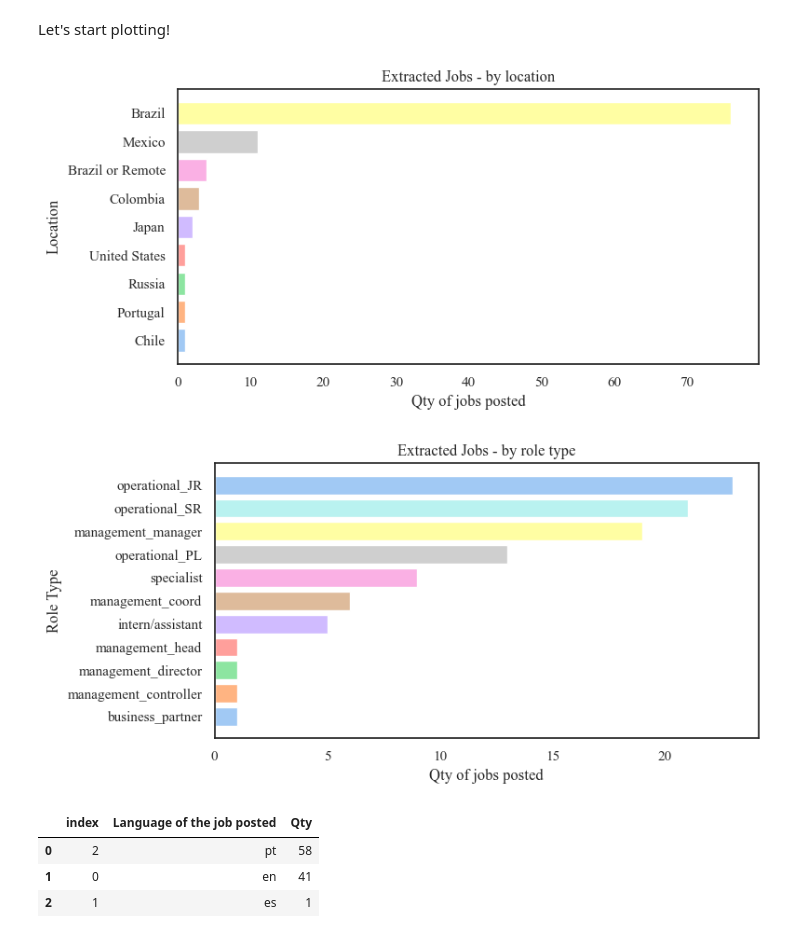
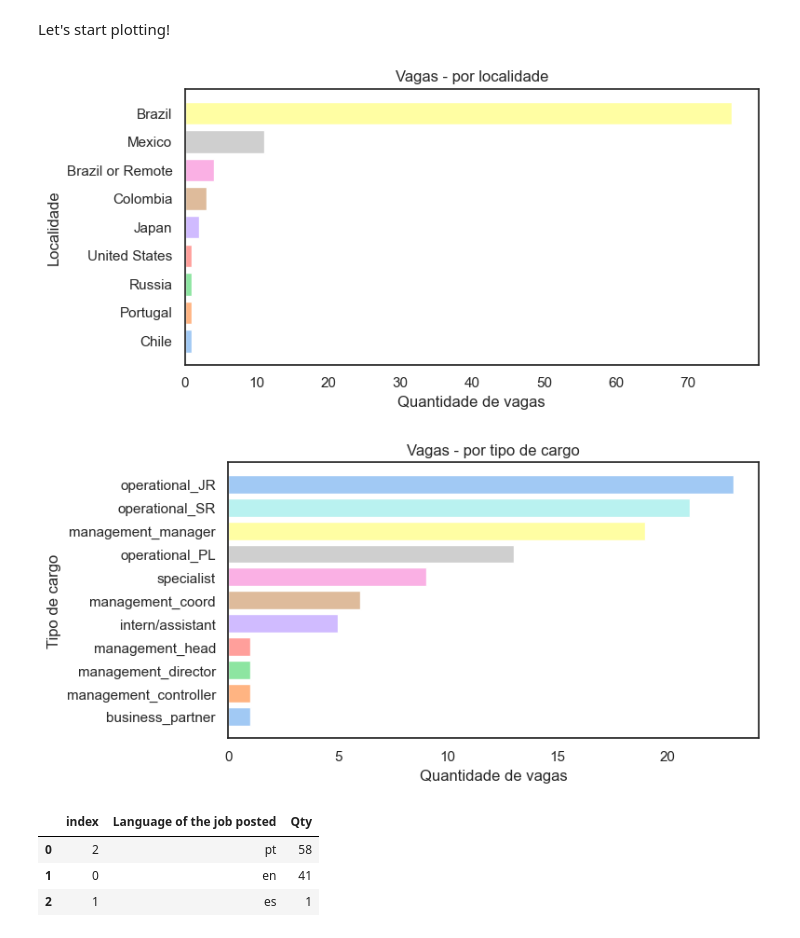
Before and after one commit to ivanrmello/berle-means, a Jupyter notebook: research-in-acc-sciences/accountant-profile-in-startups/02_charts_and_eda.ipynb, the cells around one changed output. Drawn from its saved outputs; the diff is of its cells as text; code cells hidden in the pictures.

```diff
--- a/research-in-acc-sciences/accountant-profile-in-startups/02_charts_and_eda.ipynb
+++ b/research-in-acc-sciences/accountant-profile-in-startups/02_charts_and_eda.ipynb
@@ -11,6 +11,7 @@ sns.set(
 )
 # %%
 dframe = pd.read_csv('dframe_jobs_processed.csv', sep='|', encoding='UTF-16')
+dframe['responsabilities_and_other_details'] = (dframe['job_main_responsabilities_pt_processed'] + dframe['job_other_details_pt_processed']).str.strip()
 # %%
 dframe.head()
 # %% [output]
@@ -30,12 +31,12 @@ dframe_location_and_language = dframe_location_and_language.sort_values('Qty',as
 plt.figure(figsize=(8,4), tight_layout=True)
 colors = sns.color_palette('pastel')
 plt.barh(dframe_location_and_language['Location'], dframe_location_and_language['Qty'], color=colors)
-plt.xlabel('Qty of jobs posted')
-plt.ylabel('Location')
-plt.title('Extracted Jobs - by location')
+plt.xlabel('Quantidade de vagas')
+plt.ylabel('Localidade')
+plt.title('Vagas - por localidade')
 plt.show()
 # %% [output]
-[figure, old version]
+[figure, new version]
 # %%
 dframe_job_title_type = dframe.groupby(['job_title_type'],as_index=False)['job_extraction_timestamp'].count()
 dframe_job_title_type.columns = ['Job Title Type','Qty']
@@ -43,13 +44,13 @@ dframe_job_title_type = dframe_job_title_type.sort_values('Qty',ascending=True).
 # %%
 plt.figure(figsize=(8,4), tight_layout=True)
 colors = sns.color_palette("pastel")
 plt.barh(dframe_job_title_type['Job Title Type'], dframe_job_title_type['Qty'], color=colors)
-plt.xlabel('Qty of jobs posted')
-plt.ylabel('Role Type')
-plt.title('Extracted Jobs - by role type')
+plt.xlabel('Quantidade de vagas')
+plt.ylabel('Tipo de cargo')
+plt.title('Vagas - por tipo de cargo')
 plt.show()
 # %% [output]
-[figure, old version]
+[figure, new version]
 # %%
 dframe_job_lang = dframe.groupby(['job_main_responsabilities_lang'],as_index=False)['job_extraction_timestamp'].count()
 dframe_job_lang.columns = ['Language of the job posted','Qty']
```
Also changed, not shown: parts of 21 cells of this notebook, 1 other file.
